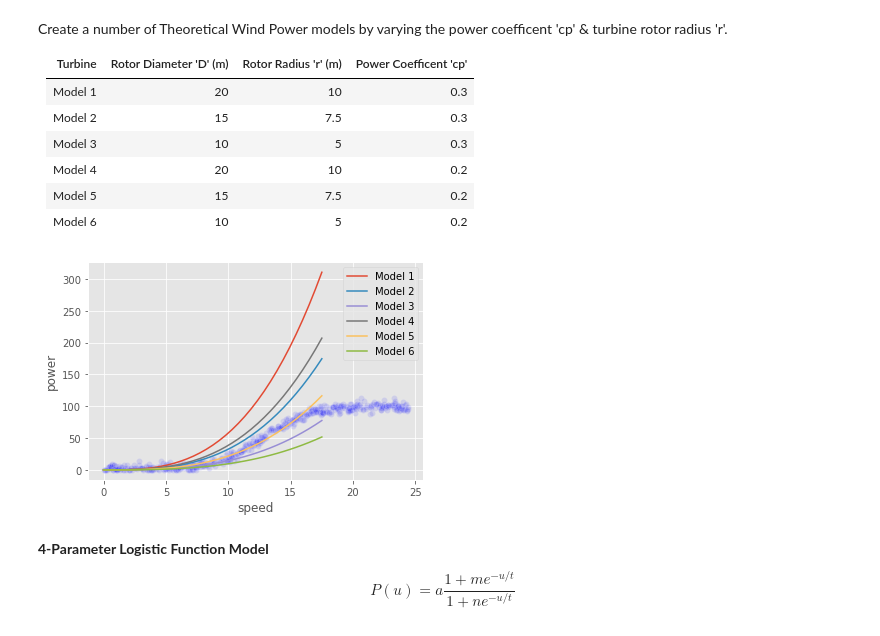
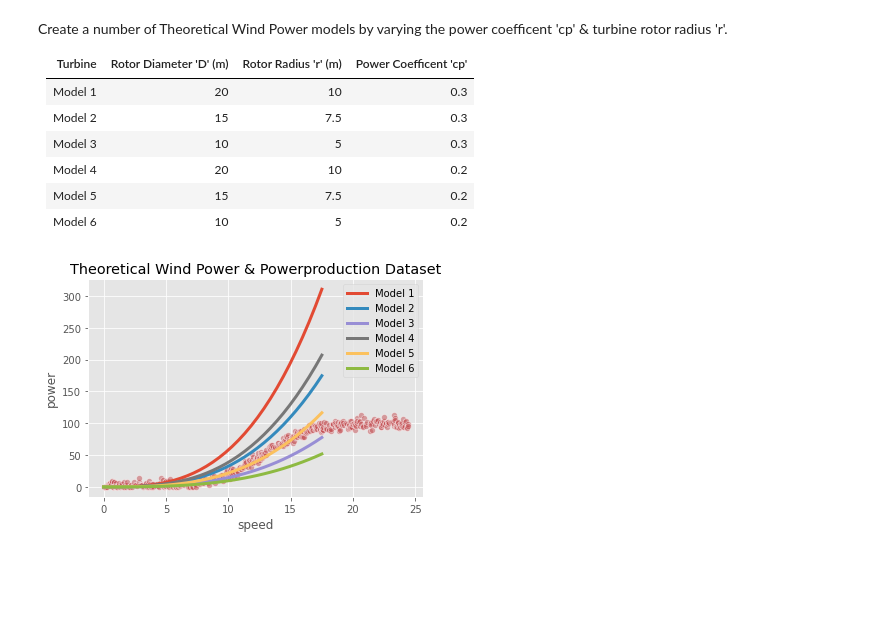
Before and after one commit to PaulSweeney89/FDA-Project2020, a Jupyter notebook: windpower.ipynb, the cells around one changed output. Cells and saved outputs as stored; diff of their text form; code cells hidden in the pictures; blank space fills up the shorter version.

Commit message:
updates to theoretical wind power models, 4 para function

```diff
--- a/windpower.ipynb
+++ b/windpower.ipynb
@@ -223,29 +223,33 @@ Create a number of Theoretical Wind Power models by varying the power coefficent
 |Model 5|15|7.5|0.2|
 |Model 6|10|5|0.2|
 # %%
+# DataFrame with power outputs for turbines with different parameters as listed above
+
 df_models = pd.DataFrame({"wind speed": v,
                            "power model 1":P(v, 10, 0.3),
                            "power model 2":P(v, 7.5, 0.3),
                            "power model 3":P(v, 5, 0.3),
                            "power model 4":P(v, 10, 0.2),
                            "power model 5":P(v, 7.5, 0.2),
-                           "power model 6":P(v, 5, 0.2)
+                           "power model 6":P(v, 5, 0.2),
                          })
 # %%
-sns.lineplot(x=df_models["wind speed"], y=df_models["power model 1"])
-sns.lineplot(x=df_models["wind speed"], y=df_models["power model 2"])
-sns.lineplot(x=df_models["wind speed"], y=df_models["power model 3"])
-sns.lineplot(x=df_models["wind speed"], y=df_models["power model 4"])
-sns.lineplot(x=df_models["wind speed"], y=df_models["power model 5"])
-sns.lineplot(x=df_models["wind speed"], y=df_models["power model 6"])
+# Comparing the above model plots against the powerproduction dataset
 
-plt.legend(labels=['Model 1', 'Model 2', 'Model 3', 'Model 4', 'Model 5', 'Model 6'])
+sns.lineplot(x=df_models["wind speed"], y=df_models["power model 1"], linewidth = 3)
+sns.lineplot(x=df_models["wind speed"], y=df_models["power model 2"], linewidth = 3)
+sns.lineplot(x=df_models["wind speed"], y=df_models["power model 3"], linewidth = 3)
+sns.lineplot(x=df_models["wind speed"], y=df_models["power model 4"], linewidth = 3)
+sns.lineplot(x=df_models["wind speed"], y=df_models["power model 5"], linewidth = 3)
+sns.lineplot(x=df_models["wind speed"], y=df_models["power model 6"], linewidth = 3)
 
 
-sns.scatterplot(data=df_clean, x="speed", y="power", color='b', alpha=0.1);
+plt.legend(labels=['Model 1', 'Model 2', 'Model 3', 'Model 4',
+                   'Model 5', 'Model 6'
+                  ])
+plt.title("Theoretical Wind Power & Powerproduction Dataset")
+
+sns.set(rc={'figure.figsize':(15, 10)})
+sns.scatterplot(data=df_clean, x="speed", y="power", color='r', alpha=0.5);
 # %% [output]
-[figure, old version]
+[figure, new version]
-# %% [markdown]
-**4-Parameter Logistic Function Model**
-
-$$ P(u) = a \frac{1 + me^{-u/t}}{1+ ne^{-u/t}} $$
```
Also changed, not shown: parts of 10 cells of this notebook.
